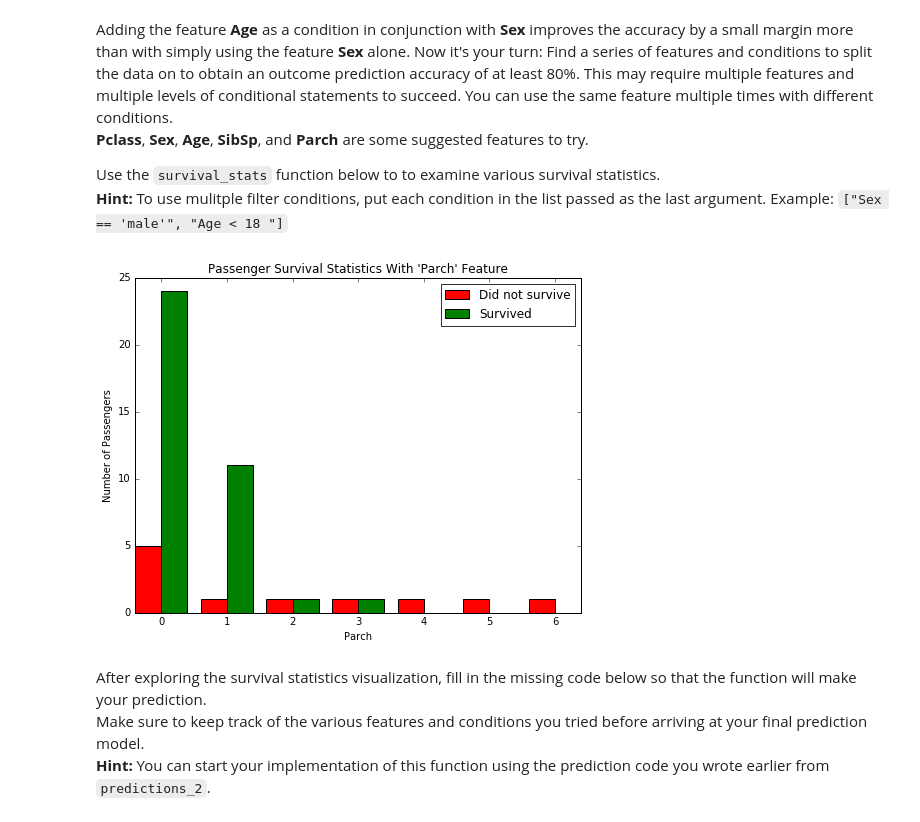
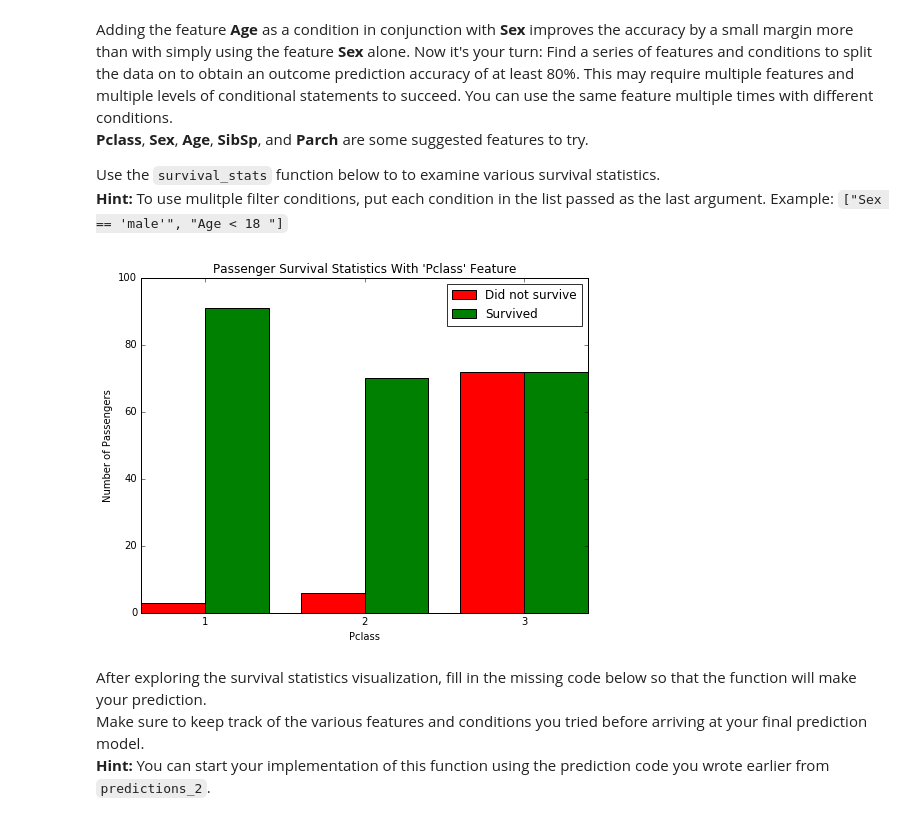
Before and after one commit to DannyZuko/machine-learning, a Jupyter notebook: projects/titanic_survival_exploration/Titanic_Survival_Exploration.ipynb, the cells around one changed output. Drawn from its saved outputs; the diff is of its cells as text; code cells hidden in the pictures.

```diff
--- a/projects/titanic_survival_exploration/Titanic_Survival_Exploration.ipynb
+++ b/projects/titanic_survival_exploration/Titanic_Survival_Exploration.ipynb
@@ -216,9 +209,9 @@ Adding the feature **Age** as a condition in conjunction with **Sex** improves t
 Use the `survival_stats` function below to to examine various survival statistics.
 **Hint:** To use mulitple filter conditions, put each condition in the list passed as the last argument. Example: `["Sex == 'male'", "Age < 18 "]`
 # %%
-survival_stats(data, outcomes, 'Parch', ['Sex == "female"', 'Age > 40'])
+survival_stats(data, outcomes, 'Pclass', ['Sex == "female"'])
 # %% [output]
-[figure, old version]
+[figure, new version]
 # %% [markdown]
 After exploring the survival statistics visualization, fill in the missing code below so that the function will make your prediction.
 Make sure to keep track of the various features and conditions you tried before arriving at your final prediction model.
```
Also changed, not shown: parts of 8 cells of this notebook.
